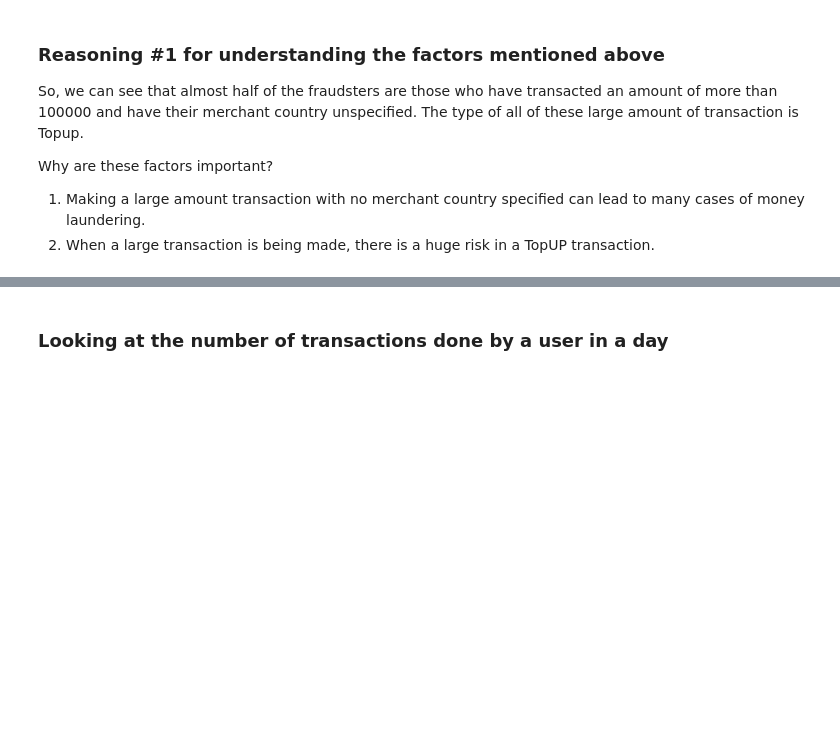
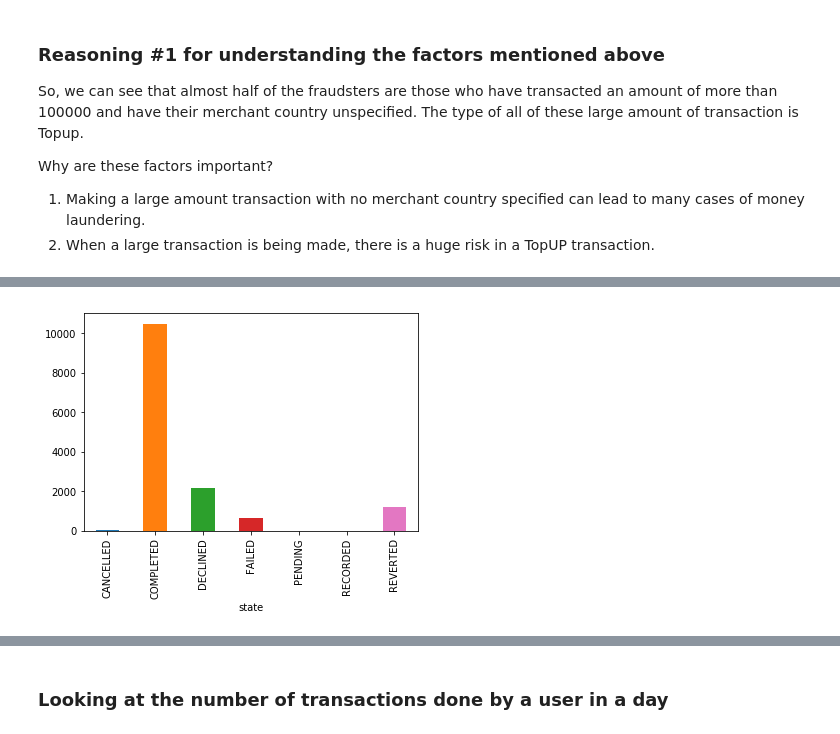
Before and after one commit to harshitcodes/fin_crime, a Jupyter notebook: find_fraudsters.ipynb, the cells around one changed output, grey strips where cells are left out. Cells and saved outputs as stored; diff of their text form; code cells hidden in the pictures; blank space fills up the shorter version.

```diff
--- a/find_fraudsters.ipynb
+++ b/find_fraudsters.ipynb
@@ -226,9 +272,3 @@ Steps:
 2. Look for a pattern which is common or an anomaly in all the columns in the two files.
 3. To make it easy, we'll merge the fraudsters dataframe with the users df to explore the fraudsters' user details.
 4. We'll also have a merge of fraudsters and transactions dataframe to understand the fraudsters transaction pattern.
-# %%
-# lets add a column is_fraud in the transaction table to mark all the fraudulent transactions
-
-trans_df['is_fraud'] = 0
-for i in frauds_df['user_id']:
-    trans_df['is_fraud'][trans_df['user_id'] == i] = 1
@@ -275,3 +310,8 @@ Why are these factors important?
 
 1. Making a large amount transaction with no merchant country specified can lead to many cases of money laundering.
 2. When a large transaction is being made, there is a huge risk in a TopUP transaction.
+# %%
+#  plotting to check if the state of the transaction has any effect on fraudulent transactions
+trans_df[trans_df['is_fraud'] == 1].groupby(['state']).count()["is_fraud"].plot(kind = "bar")
+trans_df[trans_df['is_fraud'] == 1].groupby(['state']).count()
+# %% [output]
@@ -277,0 +327 @@ Why are these factors important?
+[figure, added]
```
Also changed, not shown: parts of 37 cells of this notebook, 1 other file.
